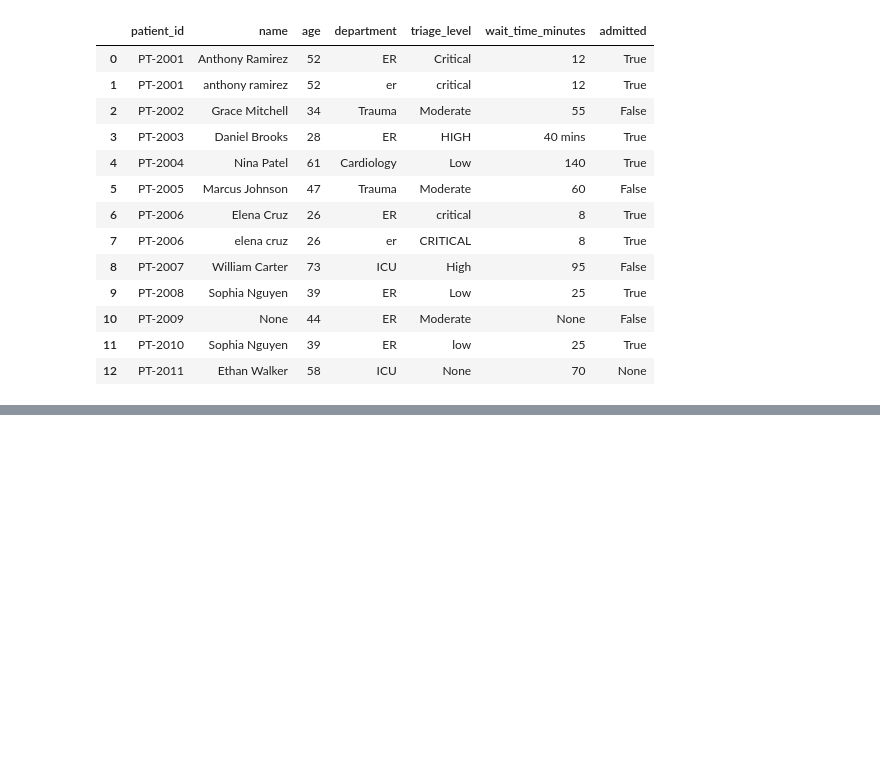
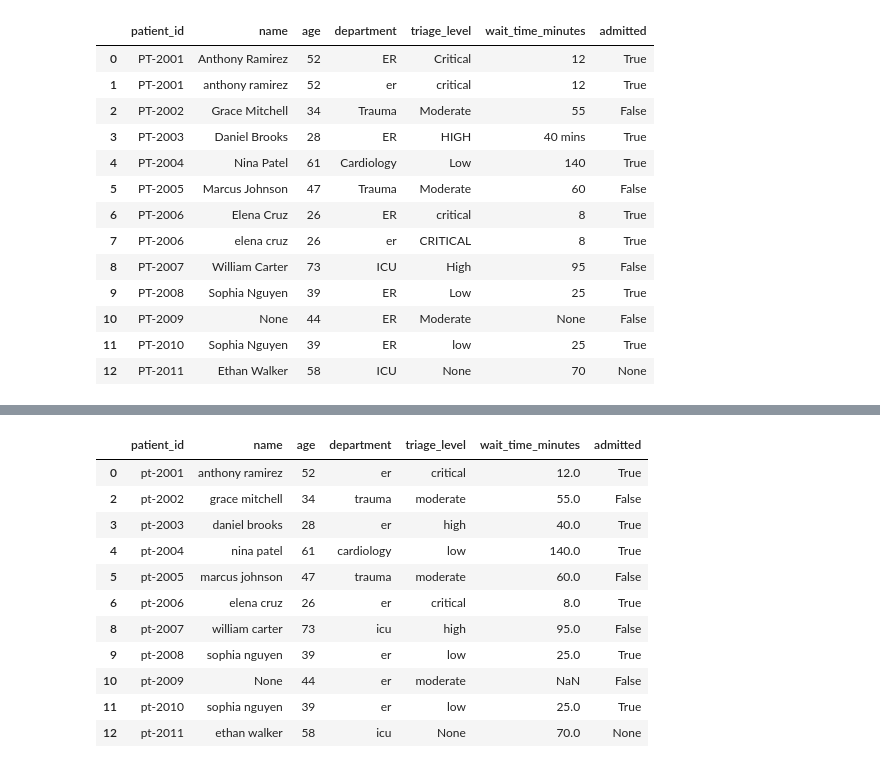
Before and after one commit to Saurav-cloud9/CodePonting, a Jupyter notebook: Learning/Codedex/pandas/exercise13_The_Final_Scrub.ipynb, the cells around one changed output, grey strips where cells are left out. Saved outputs shown, nothing was run; the diff lists cells and outputs as text; code cells hidden in the pictures; blank space fills up the shorter version.

```diff
--- a/Learning/Codedex/pandas/exercise13_The_Final_Scrub.ipynb
+++ b/Learning/Codedex/pandas/exercise13_The_Final_Scrub.ipynb
@@ -122,0 +157,2 @@ Error:
+# %%
+patients = patients.drop_duplicates()
@@ -122,0 +175,22 @@ Error:
+# %%
+
+patients.loc[3, 'wait_time_minutes'] = 40
+# %%
+patients['wait_time_minutes'] = pd.to_numeric(patients['wait_time_minutes'])
+# %%
+patients = patients.drop_duplicates()
+# %%
+patients
+# %% [output]
+|  | patient_id | name | age | department | triage_level | wait_time_minutes | admitted |
+| 0 | pt-2001 | anthony ramirez | 52 | er | critical | 12.0 | True |
+| 2 | pt-2002 | grace mitchell | 34 | trauma | moderate | 55.0 | False |
+| 3 | pt-2003 | daniel brooks | 28 | er | high | 40.0 | True |
+| 4 | pt-2004 | nina patel | 61 | cardiology | low | 140.0 | True |
+| 5 | pt-2005 | marcus johnson | 47 | trauma | moderate | 60.0 | False |
+| 6 | pt-2006 | elena cruz | 26 | er | critical | 8.0 | True |
+| 8 | pt-2007 | william carter | 73 | icu | high | 95.0 | False |
+| 9 | pt-2008 | sophia nguyen | 39 | er | low | 25.0 | True |
+| 10 | pt-2009 | None | 44 | er | moderate | NaN | False |
+| 11 | pt-2010 | sophia nguyen | 39 | er | low | 25.0 | True |
+| 12 | pt-2011 | ethan walker | 58 | icu | None | 70.0 | None |
```
Also changed, not shown: parts of 13 cells of this notebook, 4 other files.
